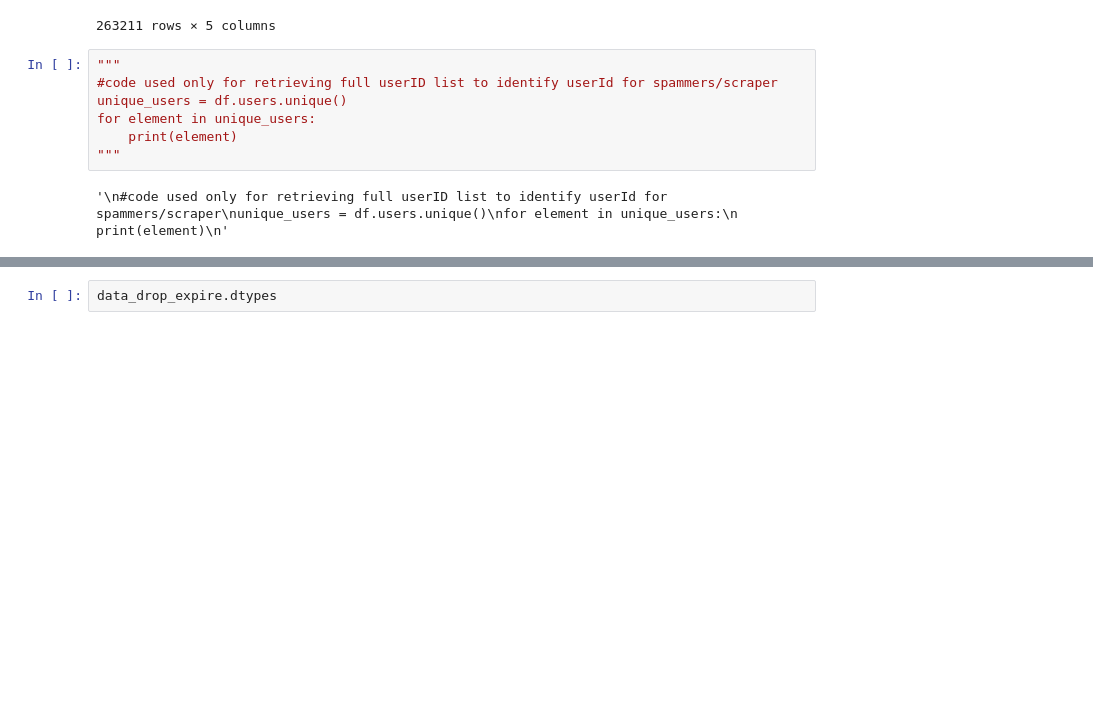
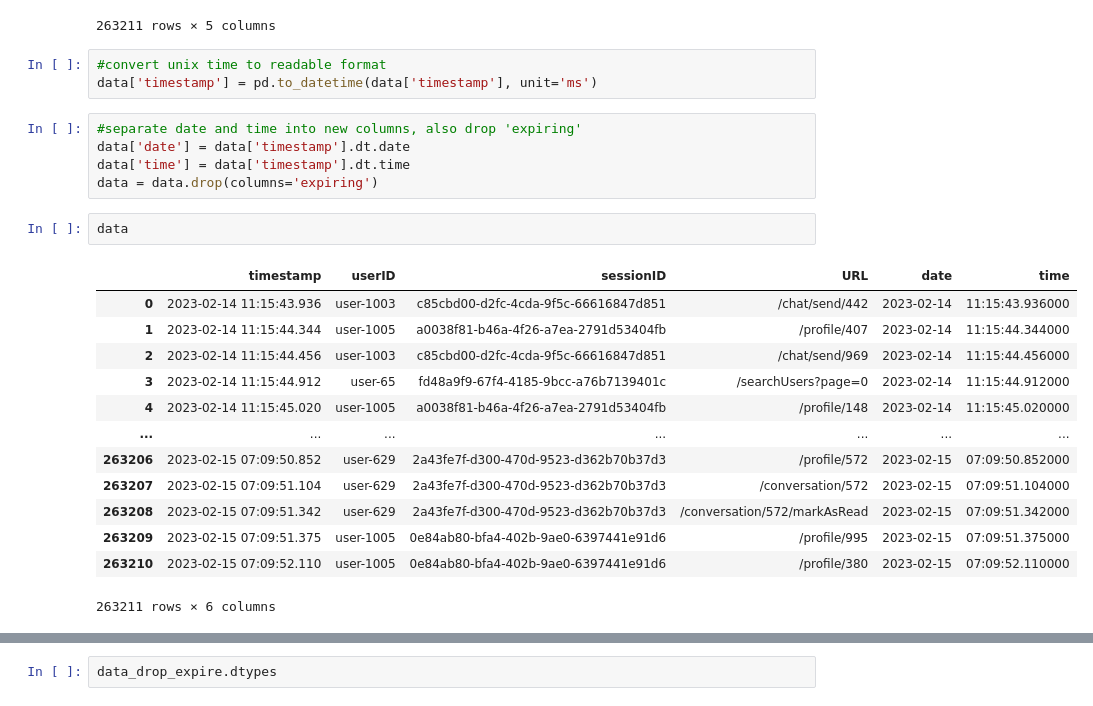
Before and after one commit to Request-analysis-ML/request-analyzer-model, a Jupyter notebook: sessionID_check.ipynb, the cells around one changed output, grey strips where cells are left out. Cells and saved outputs as stored; diff of their text form; blank space fills up the shorter version.

```diff
--- a/token_timestamp.ipynb
+++ b/sessionID_check.ipynb
@@ -18,15 +18,30 @@ data
 | 263209 | 1676444991375 | user-1005 | 0e84ab80-bfa4-402b-9ae0-6397441e91d6 | 1676445040536 | /profile/995 |
 | 263210 | 1676444992110 | user-1005 | 0e84ab80-bfa4-402b-9ae0-6397441e91d6 | 1676445040536 | /profile/380 |
 263211 rows × 5 columns
-# %%
-"""
-#code used only for retrieving full userID list to identify userId for spammers/scraper
-unique_users = df.users.unique()
-for element in unique_users:
-    print(element)
-"""
-# %% [output]
-'\n#code used only for retrieving full userID list to identify userId for spammers/scraper\nunique_users = df.users.unique()\nfor element in unique_users:\n    print(element)\n'
+# %%
+#convert unix time to readable format
+data['timestamp'] = pd.to_datetime(data['timestamp'], unit='ms')
+# %%
+#separate date and time into new columns, also drop 'expiring'
+data['date'] = data['timestamp'].dt.date
+data['time'] = data['timestamp'].dt.time
+data = data.drop(columns='expiring')
+# %%
+data
+# %% [output]
+|  | timestamp | userID | sessionID | URL | date | time |
+| 0 | 2023-02-14 11:15:43.936 | user-1003 | c85cbd00-d2fc-4cda-9f5c-66616847d851 | /chat/send/442 | 2023-02-14 | 11:15:43.936000 |
+| 1 | 2023-02-14 11:15:44.344 | user-1005 | a0038f81-b46a-4f26-a7ea-2791d53404fb | /profile/407 | 2023-02-14 | 11:15:44.344000 |
+| 2 | 2023-02-14 11:15:44.456 | user-1003 | c85cbd00-d2fc-4cda-9f5c-66616847d851 | /chat/send/969 | 2023-02-14 | 11:15:44.456000 |
+| 3 | 2023-02-14 11:15:44.912 | user-65 | fd48a9f9-67f4-4185-9bcc-a76b7139401c | /searchUsers?page=0 | 2023-02-14 | 11:15:44.912000 |
+| 4 | 2023-02-14 11:15:45.020 | user-1005 | a0038f81-b46a-4f26-a7ea-2791d53404fb | /profile/148 | 2023-02-14 | 11:15:45.020000 |
+| ... | ... | ... | ... | ... | ... | ... |
+| 263206 | 2023-02-15 07:09:50.852 | user-629 | 2a43fe7f-d300-470d-9523-d362b70b37d3 | /profile/572 | 2023-02-15 | 07:09:50.852000 |
+| 263207 | 2023-02-15 07:09:51.104 | user-629 | 2a43fe7f-d300-470d-9523-d362b70b37d3 | /conversation/572 | 2023-02-15 | 07:09:51.104000 |
+| 263208 | 2023-02-15 07:09:51.342 | user-629 | 2a43fe7f-d300-470d-9523-d362b70b37d3 | /conversation/572/markAsRead | 2023-02-15 | 07:09:51.342000 |
+| 263209 | 2023-02-15 07:09:51.375 | user-1005 | 0e84ab80-bfa4-402b-9ae0-6397441e91d6 | /profile/995 | 2023-02-15 | 07:09:51.375000 |
+| 263210 | 2023-02-15 07:09:52.110 | user-1005 | 0e84ab80-bfa4-402b-9ae0-6397441e91d6 | /profile/380 | 2023-02-15 | 07:09:52.110000 |
+263211 rows × 6 columns
 # %%
 #group all column values based on userID
 data = data.groupby('userID').agg(lambda x: ', '.join(x.astype(str))).reset_index()
```
Also changed, not shown: parts of 6 cells of this notebook, 4 other files.
